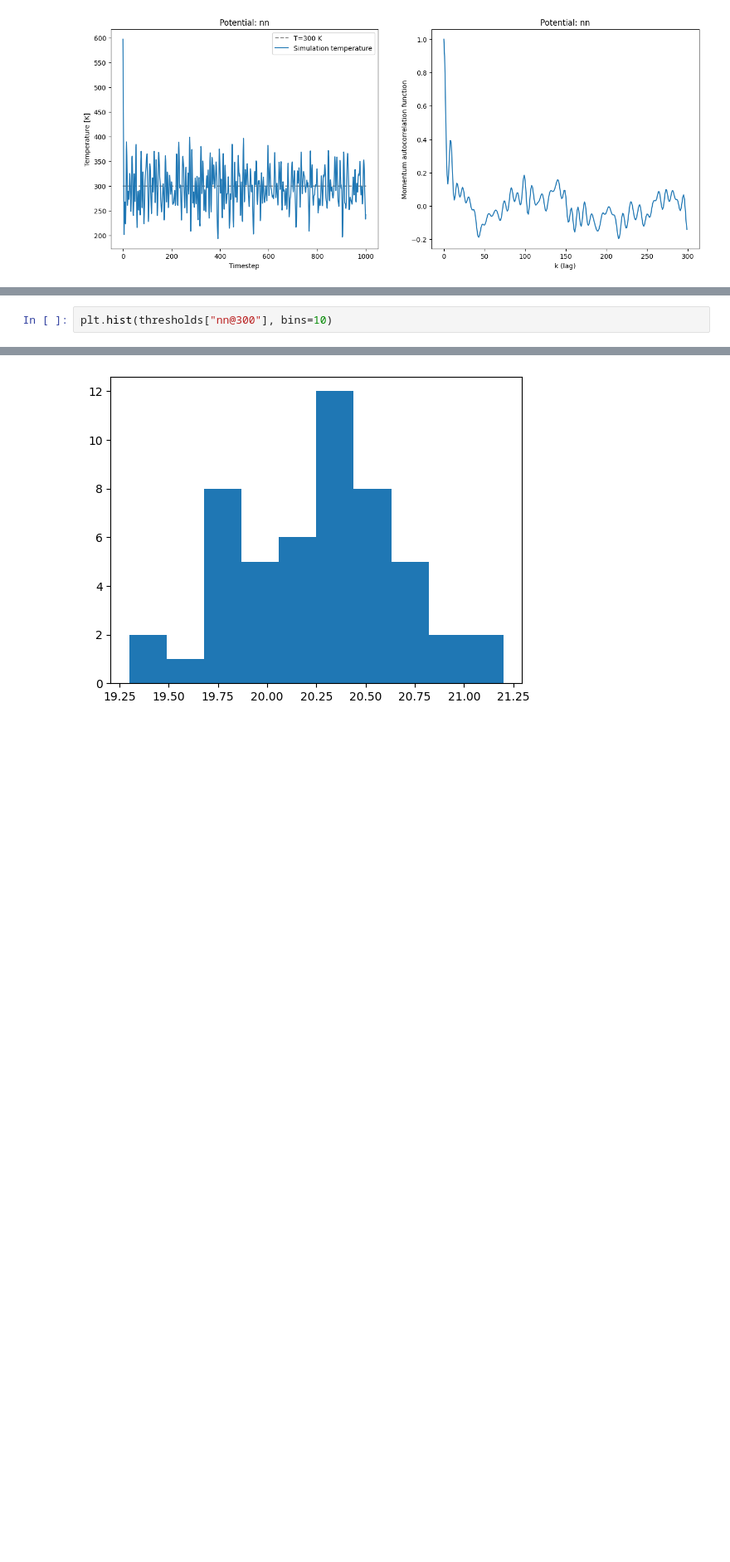
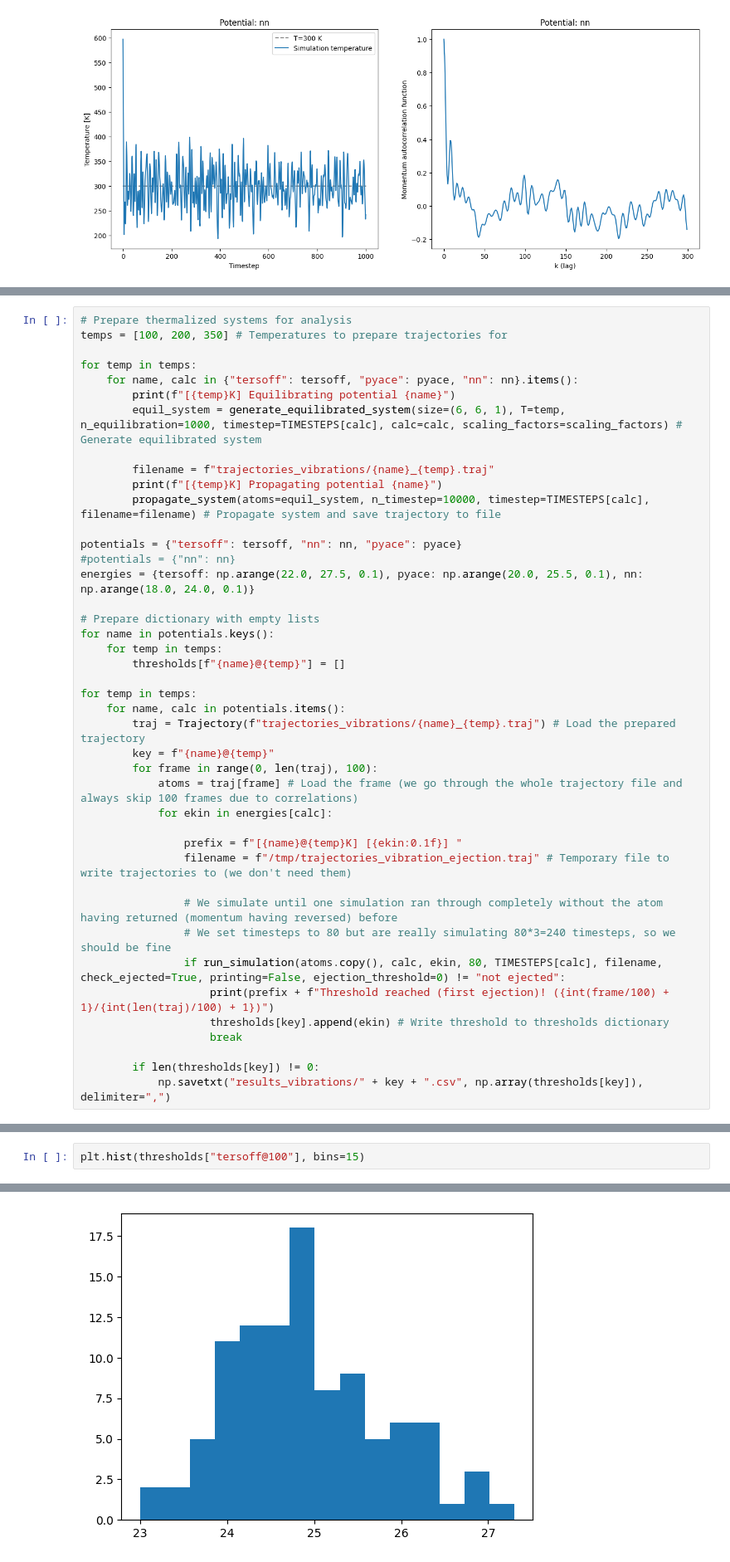
Before and after one commit to MaxNeg8/Simulating-irradiation-stability-of-2D-materials, a Jupyter notebook: Simulating irradiation stability of 2D materials.ipynb, the cells around one changed output, grey strips where cells are left out. Shown at 83% size. Drawn from its saved outputs; the diff is of its cells as text; blank space fills up the shorter version.

Commit message:
Added 100, 200, 300, 350 K simulations at 10000 timesteps

```diff
--- a/Simulating irradiation stability of 2D materials.ipynb
+++ b/Simulating irradiation stability of 2D materials.ipynb
@@ -585,0 +569,42 @@ plt.show()
+# %%
+# Prepare thermalized systems for analysis
+temps = [100, 200, 350] # Temperatures to prepare trajectories for
+
+for temp in temps:
+    for name, calc in {"tersoff": tersoff, "pyace": pyace, "nn": nn}.items():
+        print(f"[{temp}K] Equilibrating potential {name}")
+        equil_system = generate_equilibrated_system(size=(6, 6, 1), T=temp, n_equilibration=1000, timestep=TIMESTEPS[calc], calc=calc, scaling_factors=scaling_factors) # Generate equilibrated system
+
+        filename = f"trajectories_vibrations/{name}_{temp}.traj"
+        print(f"[{temp}K] Propagating potential {name}")
+        propagate_system(atoms=equil_system, n_timestep=10000, timestep=TIMESTEPS[calc], filename=filename) # Propagate system and save trajectory to file
+
+potentials = {"tersoff": tersoff, "nn": nn, "pyace": pyace}
+#potentials = {"nn": nn}
+energies = {tersoff: np.arange(22.0, 27.5, 0.1), pyace: np.arange(20.0, 25.5, 0.1), nn: np.arange(18.0, 24.0, 0.1)}
+
+# Prepare dictionary with empty lists
+for name in potentials.keys():
+    for temp in temps:
+        thresholds[f"{name}@{temp}"] = []
+
+for temp in temps:
+    for name, calc in potentials.items():
+        traj = Trajectory(f"trajectories_vibrations/{name}_{temp}.traj") # Load the prepared trajectory
+        key = f"{name}@{temp}"
+        for frame in range(0, len(traj), 100):
+            atoms = traj[frame] # Load the frame (we go through the whole trajectory file and always skip 100 frames due to correlations)
+            for ekin in energies[calc]:
+
+                prefix = f"[{name}@{temp}K] [{ekin:0.1f}] "
+                filename = f"/tmp/trajectories_vibration_ejection.traj" # Temporary file to write trajectories to (we don't need them)
+
+                # We simulate until one simulation ran through completely without the atom having returned (momentum having reversed) before
+                # We set timesteps to 80 but are really simulating 80*3=240 timesteps, so we should be fine
+                if run_simulation(atoms.copy(), calc, ekin, 80, TIMESTEPS[calc], filename, check_ejected=True, printing=False, ejection_threshold=0) != "not ejected":
+                    print(prefix + f"Threshold reached (first ejection)! ({int(frame/100) + 1}/{int(len(traj)/100) + 1})")
+                    thresholds[key].append(ekin) # Write threshold to thresholds dictionary
+                    break
+
+        if len(thresholds[key]) != 0:
+            np.savetxt("results_vibrations/" + key + ".csv", np.array(thresholds[key]), delimiter=",")
@@ -586,3 +630,3 @@ plt.show()
 # %%
-plt.hist(thresholds["nn@300"], bins=10)
+plt.hist(thresholds["tersoff@100"], bins=15)
 # %% [output]
@@ -593 +640 @@ plt.hist(thresholds["nn@300"], bins=10)
-[figure, old version]
+[figure, new version]
```
Also changed, not shown: parts of 6 cells of this notebook, 18 other files.
